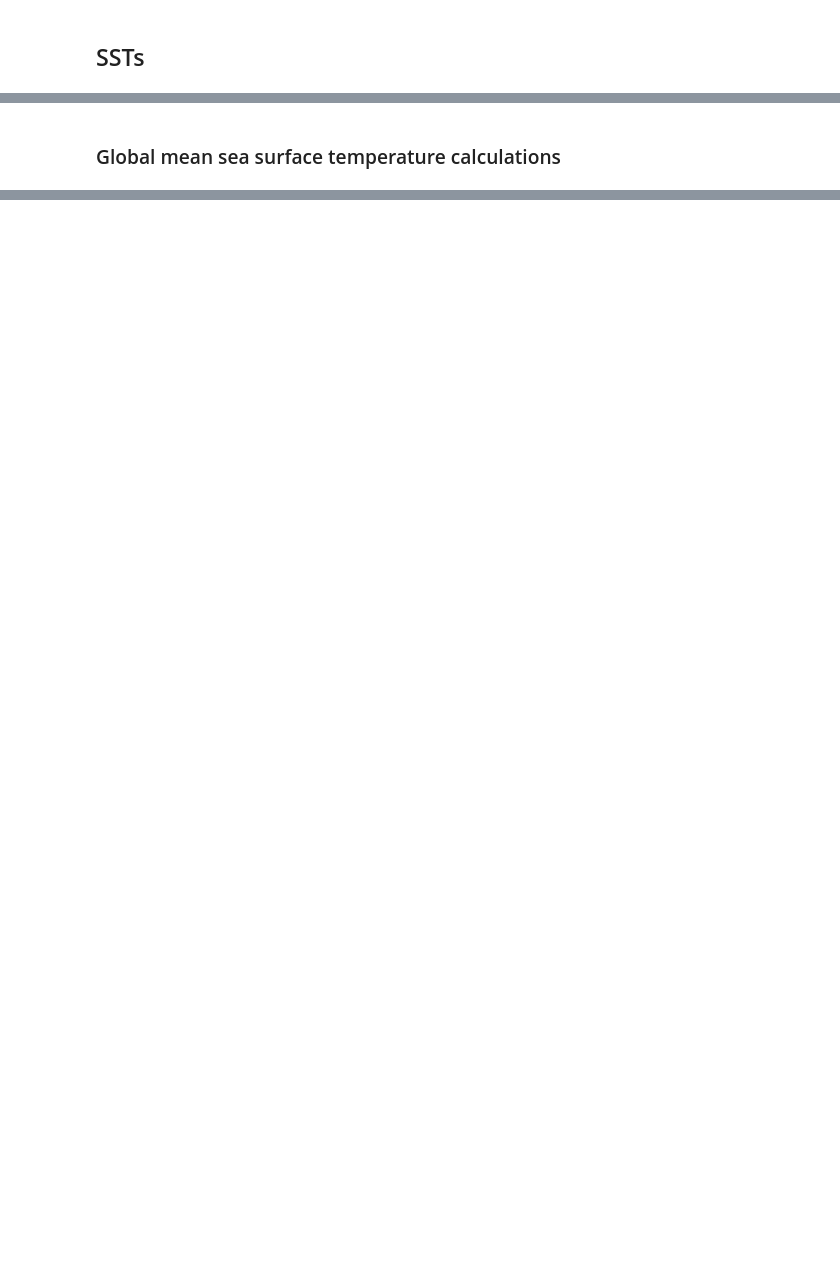
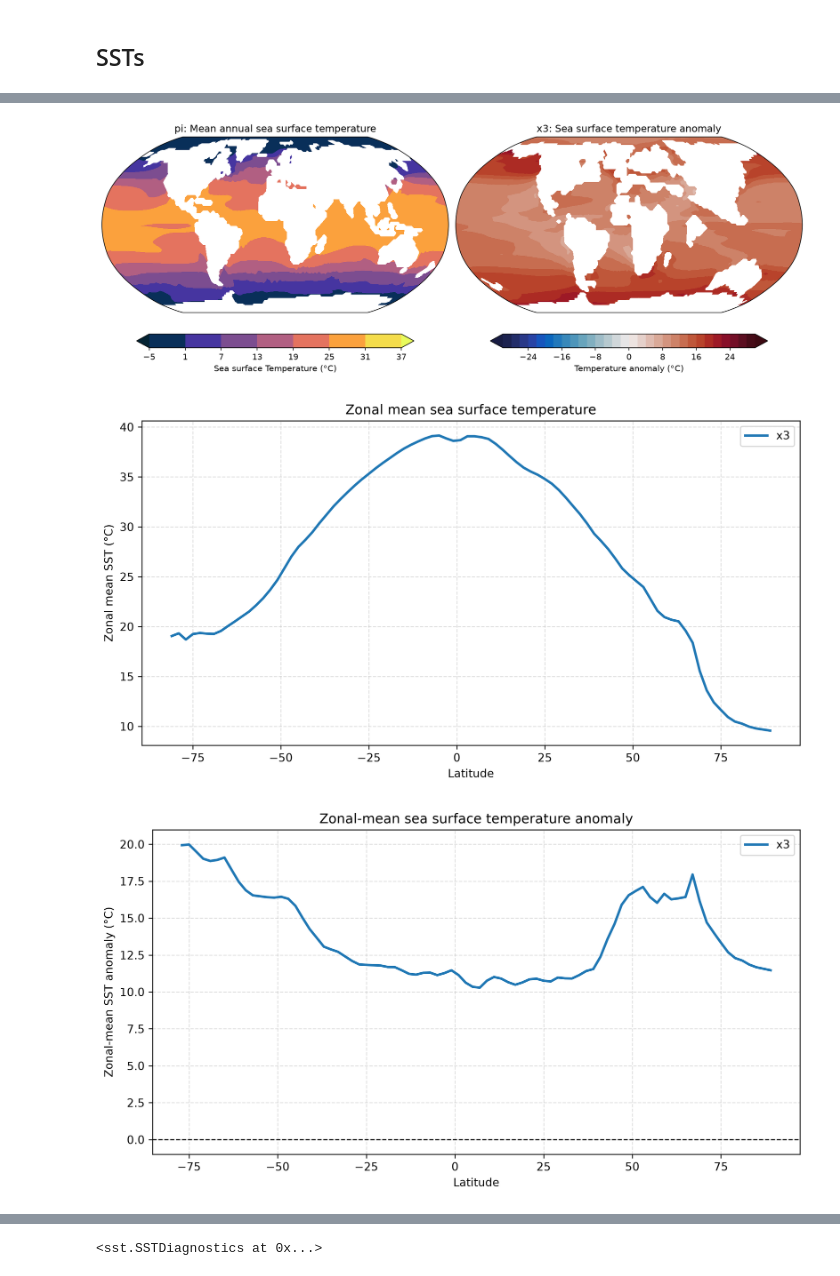
Before and after one commit to renatacoppo/eoctools, a Jupyter notebook: eoctools/data_analysis/da_new.ipynb, the cells around one changed output, grey strips where cells are left out. Saved outputs shown, nothing was run; the diff lists cells and outputs as text; code cells hidden in the pictures; blank space fills up the shorter version.

```diff
--- a/eoctools/data_analysis/data-analysis-new.ipynb
+++ b/eoctools/data_analysis/da_new.ipynb
@@ -284,0 +104,11 @@ co2_levels_log2 = {
+# %%
+# ==========================================================
+# TOA diagnostics
+# ==========================================================
+diag.tas.run(
+    plot=False
+)
+
+diag.toa.run(
+    plot=True
+)
@@ -361,2 +121,0 @@ tos_zonal_ts = {
-# %% [markdown]
-### Global mean sea surface temperature calculations
@@ -379,0 +122,10 @@ dT = {k: tos_trop[k] - tos_high[k] for k in tos_annual.keys()} #Difference
+# %%
+# ==========================================================
+# SST diagnostics
+# ==========================================================
+
+diag.tos.run(
+    plot=True,
+    plot_experiment="x3"
+)
+# %% [output]
@@ -379,0 +133,3 @@ dT = {k: tos_trop[k] - tos_high[k] for k in tos_annual.keys()} #Difference
+[figure, added]
+[figure, added]
+[figure, added]
@@ -380 +138,2 @@ dT = {k: tos_trop[k] - tos_high[k] for k in tos_annual.keys()} #Difference
+<sst.SSTDiagnostics at 0x...>
 # %% [markdown]
```
Also changed, not shown: parts of 97 cells of this notebook, 10 other files.
